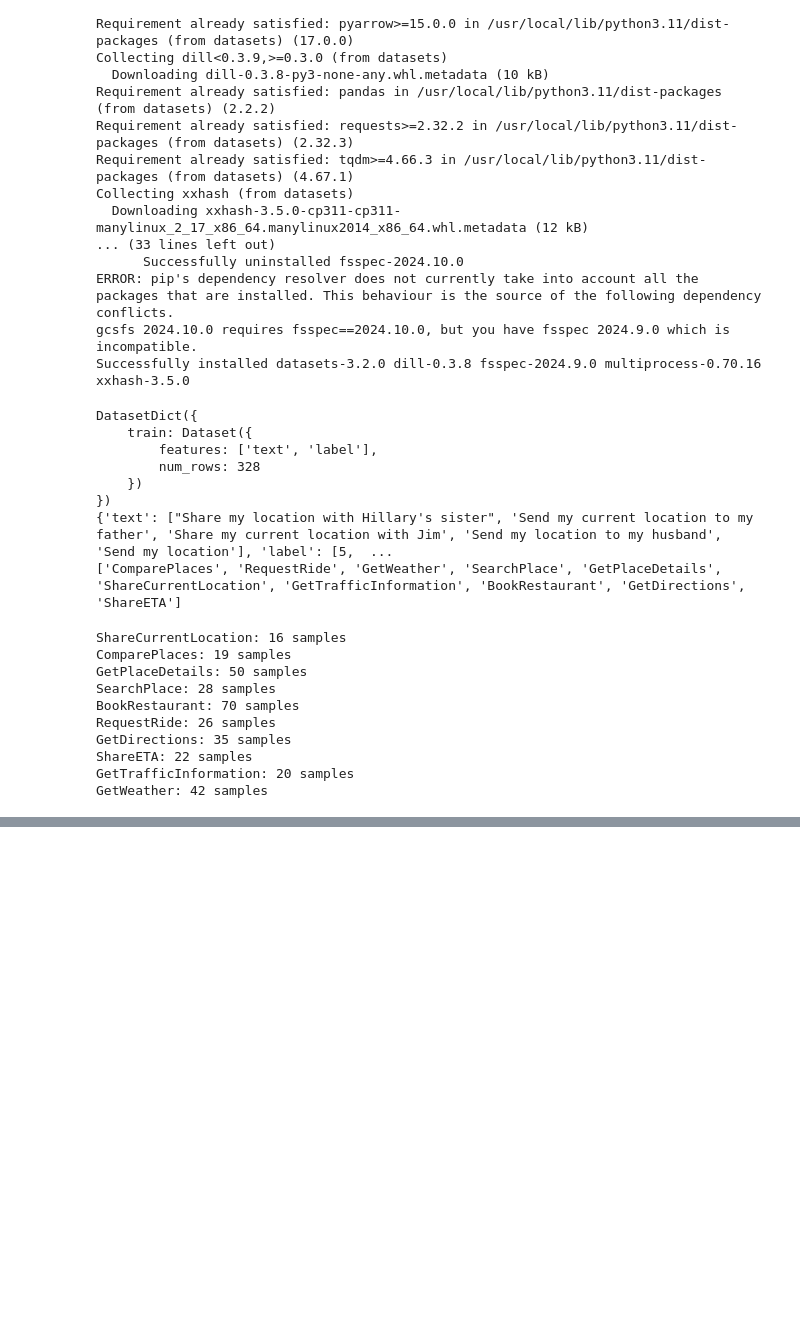
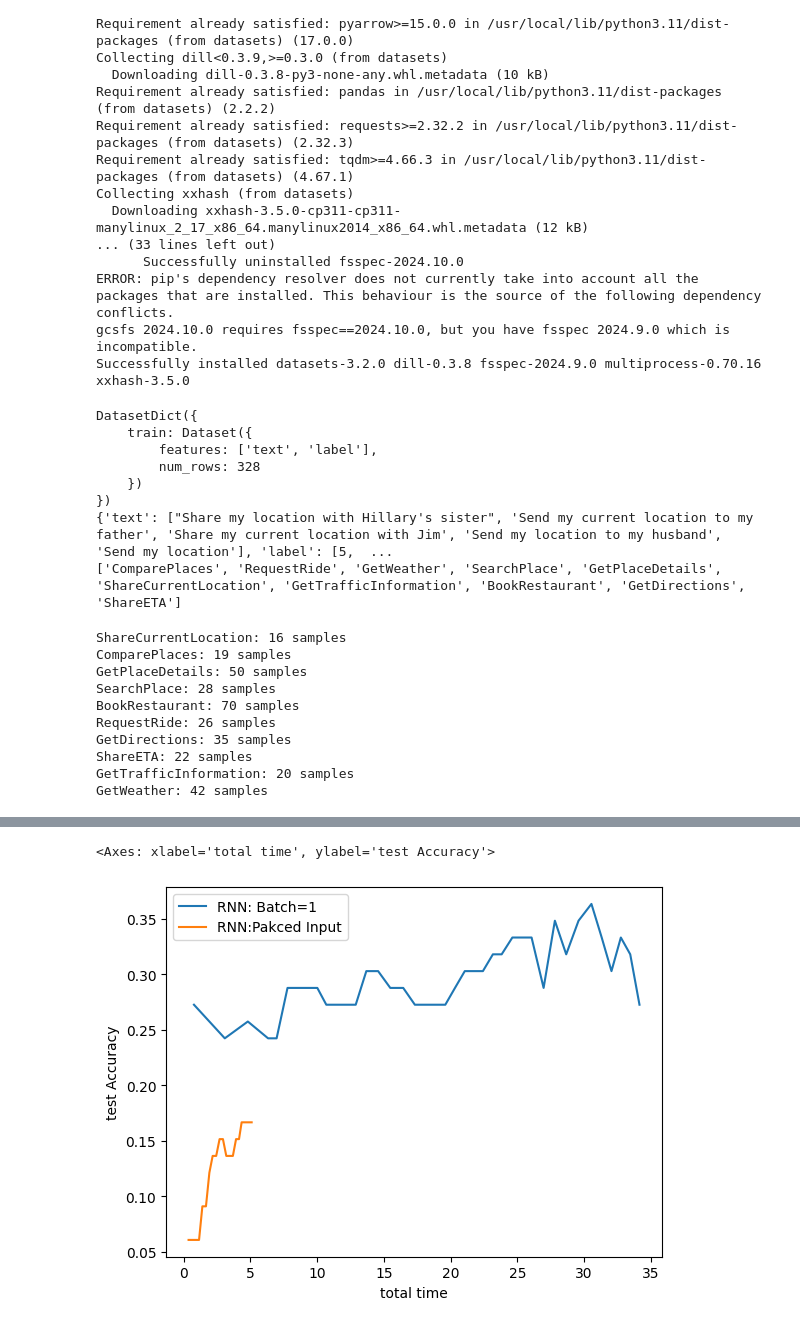
Before and after one commit to Melsonwang1/computer-vision-assignment, a Jupyter notebook: RNN2.ipynb, the cells around one changed output, grey strips where cells are left out. Cells and saved outputs as stored; diff of their text form; code cells hidden in the pictures; blank space fills up the shorter version.

```diff
--- a/RNN2.ipynb
+++ b/RNN2.ipynb
@@ -263,0 +263,20 @@ sns.lineplot(x='epoch', y='test Accuracy', data=batch_one_train, label='RNN')
+# %%
+def pad_and_pack(batch):
+    #1, 2, & 3: organize the batch input lengths, inputs, and outputs as seperate lists
+    input_tensors = []
+    labels = []
+    lengths = []
+    for x, y in batch:
+        input_tensors.append(x)
+        labels.append(y)
+        lengths.append(x.shape[0]) #Assume shape is (T, *)
+
+    #4: create the padded version of the input
+    x_padded = torch.nn.utils.rnn.pad_sequence(input_tensors, batch_first=False)
+    #5: create the packed version from the padded & lengths
+    x_packed = torch.nn.utils.rnn.pack_padded_sequence(x_padded, lengths, batch_first=False, enforce_sorted=False)
+    #Convert the lengths into a tensor
+    y_batched = torch.as_tensor(labels, dtype=torch.long)
+
+    #6: return a tuple of the packed inputs and their labels
+    return x_packed, y_batched
@@ -263,0 +345,6 @@ sns.lineplot(x='epoch', y='test Accuracy', data=batch_one_train, label='RNN')
+# %%
+sns.lineplot(x='total time', y='test Accuracy', data=batch_one_train, label='RNN: Batch=1')
+sns.lineplot(x='total time', y='test Accuracy', data=packed_train, label='RNN:Pakced Input')
+# %% [output]
+<Axes: xlabel='total time', ylabel='test Accuracy'>
+[figure, added]
```
Also changed, not shown: parts of 10 cells of this notebook.
